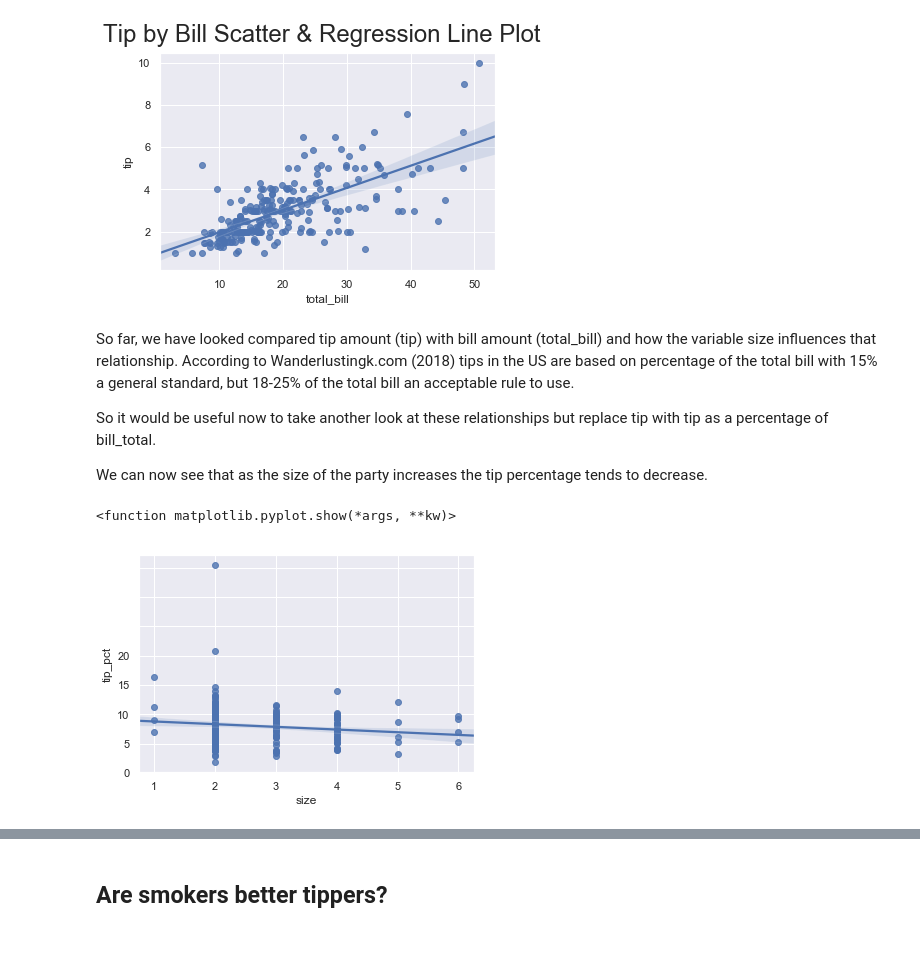
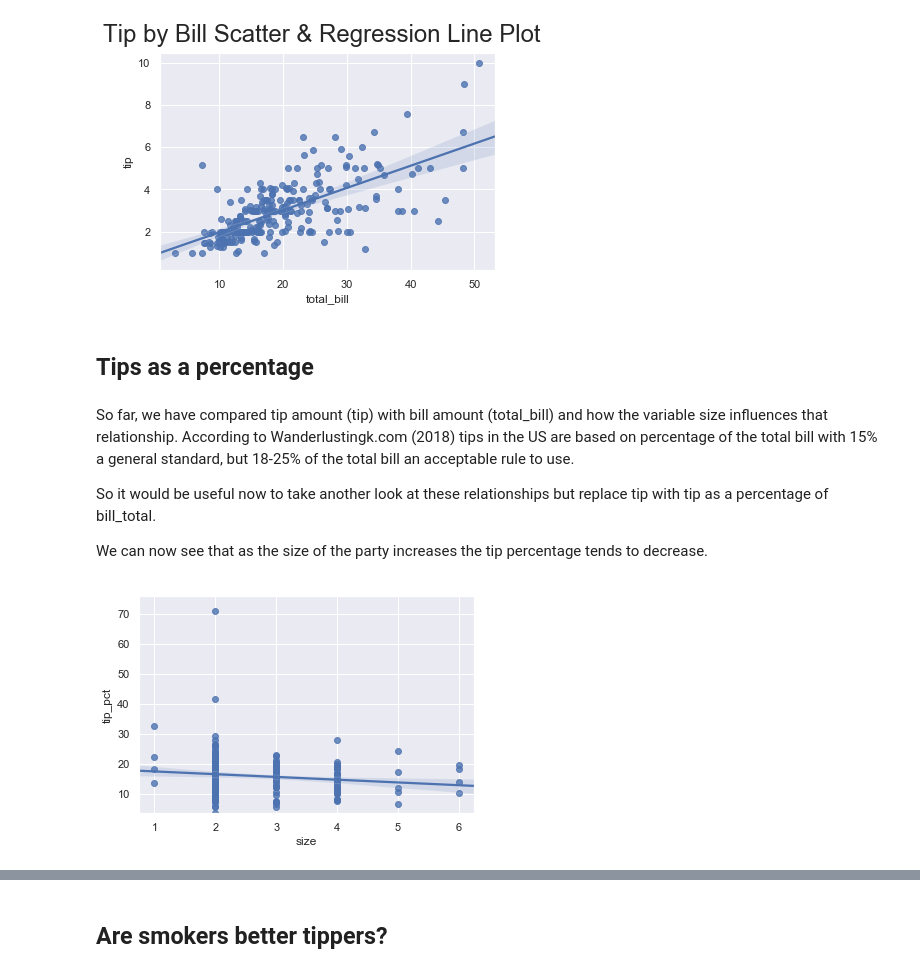
Before and after one commit to fionaoriordan/52446_19_tips, a Jupyter notebook: tips_notebook.ipynb, the cells around one changed output, grey strips where cells are left out. Drawn from its saved outputs; the diff is of its cells as text; code cells hidden in the pictures; blank space fills up the shorter version.

Commit message:
Added tips image to nb

```diff
--- a/tips_notebook.ipynb
+++ b/tips_notebook.ipynb
@@ -363,19 +365,30 @@ ax1.figure.suptitle("Tip by Bill Scatter & Regression Line Plot", fontsize = 24)
 plt.show()
 # %% [output]
 [figure]
+# %% [markdown]
+## Tips as a percentage
 # %% [markdown]
-So far, we have looked compared tip amount (tip) with bill amount (total_bill) and how the variable size influences that relationship. According to Wanderlustingk.com (2018) tips in the US are based on percentage of the total bill with 15% a general standard, but 18-25% of the total bill an acceptable rule to use.
+So far, we have  compared tip amount (tip) with bill amount (total_bill) and how the variable size influences that relationship. According to Wanderlustingk.com (2018) tips in the US are based on percentage of the total bill with 15% a general standard, but 18-25% of the total bill an acceptable rule to use.
 
 So it would be useful now to take another look at these relationships but replace tip with tip as a percentage of bill_total.
 
 We can now see that as the size of the party increases the tip percentage tends to decrease.
 # %%
 #create a column to calcuate tip%
+
 df['tip_pct'] = 100 * df['tip'] / df['total_bill']
-ax = sns.regplot(x="size", y="tip_pct", data=df)
+# Adapted from :  https://stackoverflow.com/a/35133139
+y_values = df["tip_pct"].values
+ax = sns.regplot(x="size", y="tip_pct",
+                 data=df)
+#ax.set.plt.y_lim = (np.min(y_values),np.max(y_values))
 
-ax.set(yticklabels=[0,5,10,15,20])
-plt.show
+ax.set_ylim(np.min(y_values),(np.max(y_values)+5))
+
+# Adapted from :  https://stackoverflow.com/a/35133139
+#y_values = df["tip_pct"].values
+#seaborn.boxplot(x="centrality", y="score", hue="model", data=data,
+                # y_lim=(np.min(y_values),np.max(y_values)))
+plt.show()
 # %% [output]
-<function matplotlib.pyplot.show(*args, **kw)>
-[figure, old version]
+[figure, new version]
```
Also changed, not shown: parts of 5 cells of this notebook.
